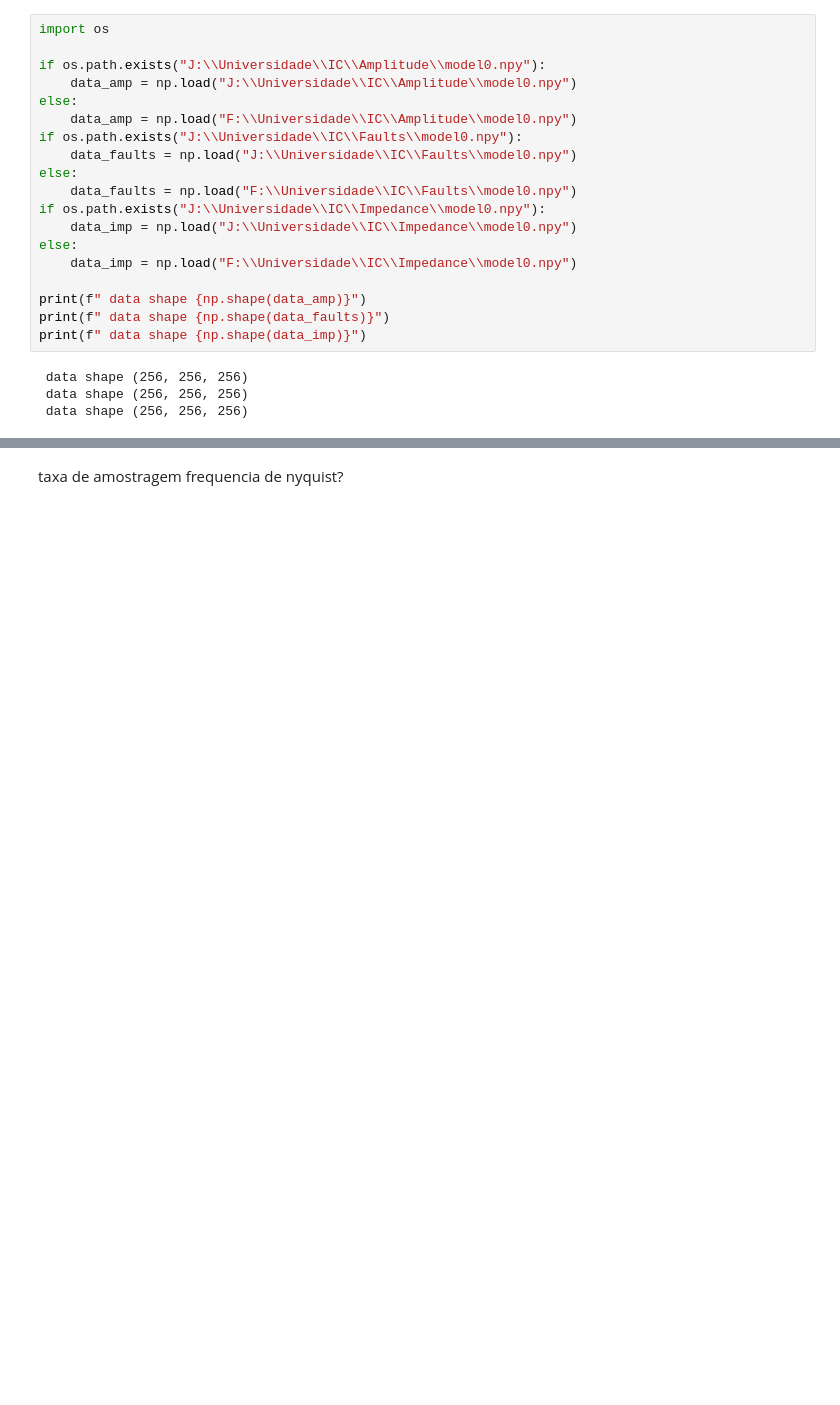
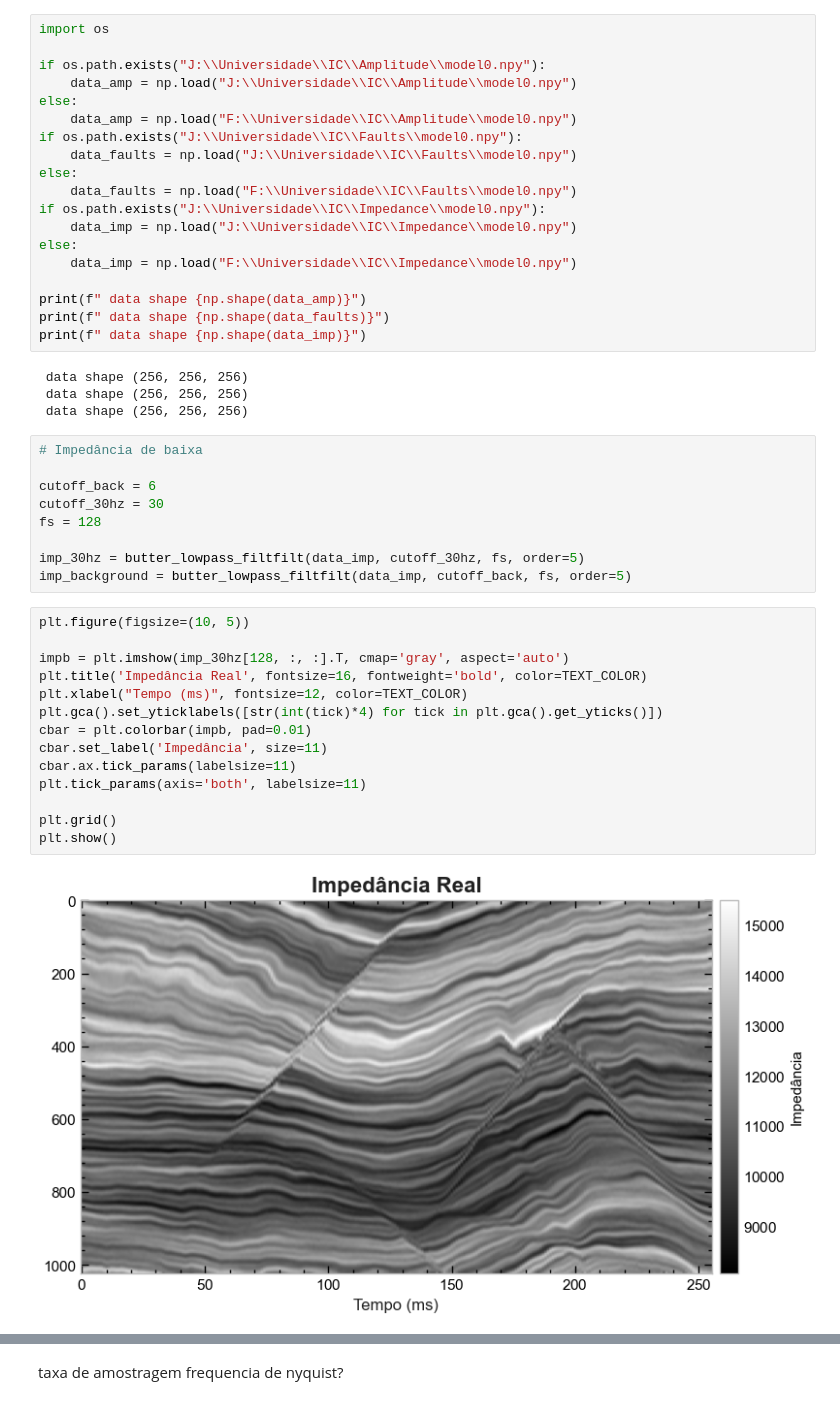
Before and after one commit to albano-a/inversion_methods_algorithms, a Jupyter notebook: full_section.ipynb, the cells around one changed output, grey strips where cells are left out. Cells and saved outputs as stored; diff of their text form; blank space fills up the shorter version.

```diff
--- a/full_section.ipynb
+++ b/full_section.ipynb
@@ -59,3 +46,28 @@ print(f" data shape {np.shape(data_imp)}")
  data shape (256, 256, 256)
  data shape (256, 256, 256)
  data shape (256, 256, 256)
+# %%
+# Impedância de baixa
+
+cutoff_back = 6
+cutoff_30hz = 30
+fs = 128
+
+imp_30hz = butter_lowpass_filtfilt(data_imp, cutoff_30hz, fs, order=5)
+imp_background = butter_lowpass_filtfilt(data_imp, cutoff_back, fs, order=5)
+# %%
+plt.figure(figsize=(10, 5))
+
+impb = plt.imshow(imp_30hz[128, :, :].T, cmap='gray', aspect='auto')
+plt.title('Impedância Real', fontsize=16, fontweight='bold', color=TEXT_COLOR)
+plt.xlabel("Tempo (ms)", fontsize=12, color=TEXT_COLOR)
+plt.gca().set_yticklabels([str(int(tick)*4) for tick in plt.gca().get_yticks()])
+cbar = plt.colorbar(impb, pad=0.01)
+cbar.set_label('Impedância', size=11)
+cbar.ax.tick_params(labelsize=11)
+plt.tick_params(axis='both', labelsize=11)
+
+plt.grid()
+plt.show()
+# %% [output]
+[figure, added]
```
Also changed, not shown: parts of 21 cells of this notebook, 9 other files.
